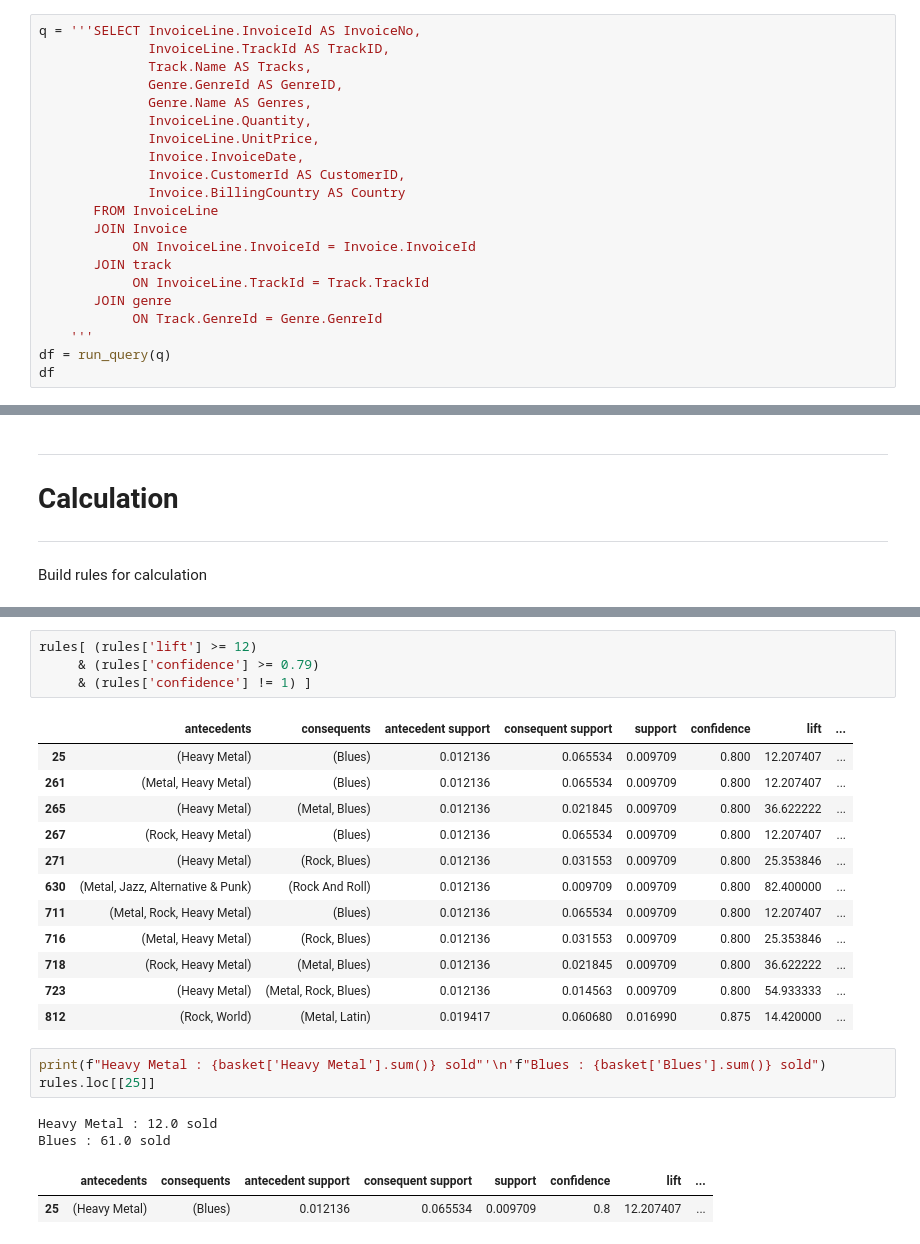
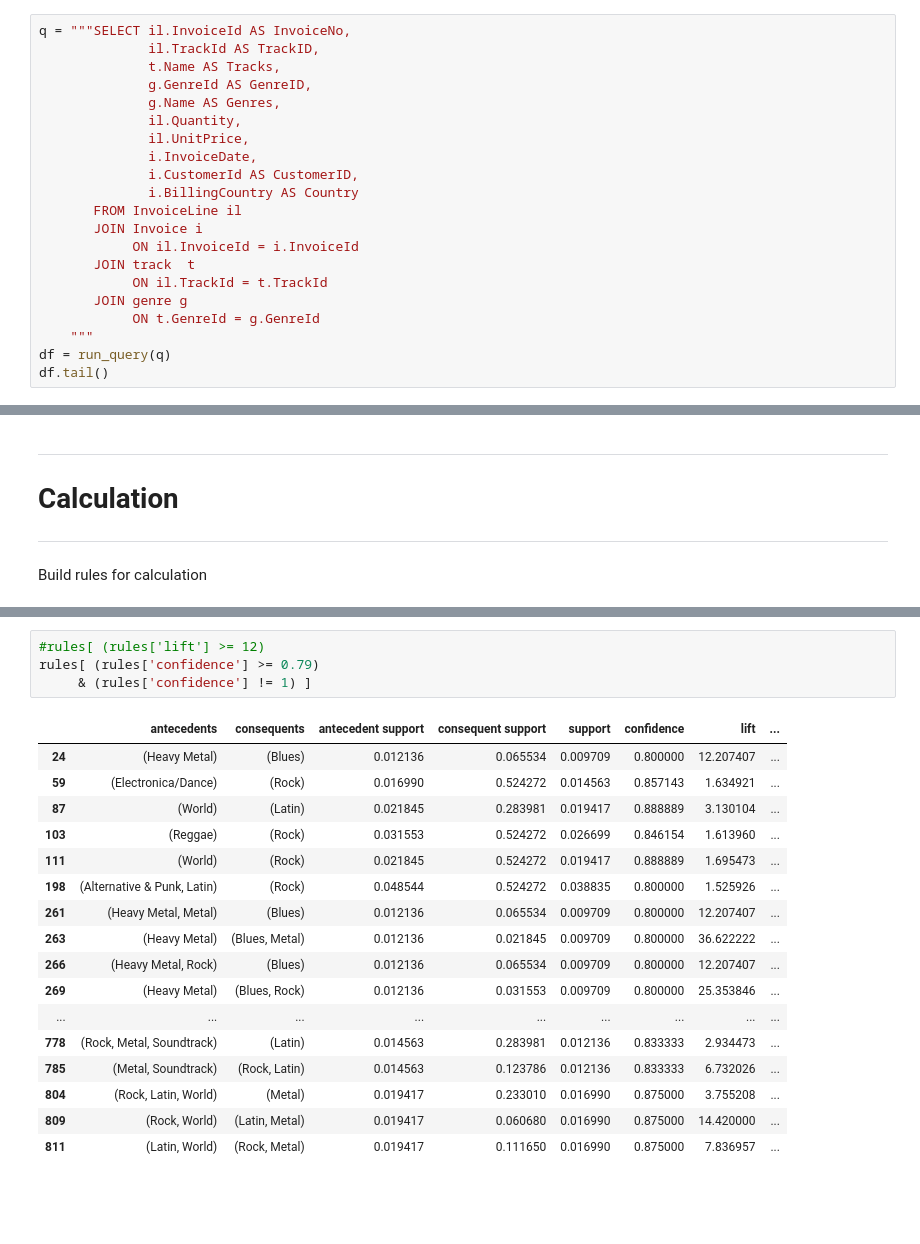
Before and after one commit to nw-kusuma/Big-Data-Class, a Jupyter notebook: BD06-Market Basket/ChinookDB-MBAnalysis.ipynb, the cells around one changed output, grey strips where cells are left out. Cells and saved outputs as stored; diff of their text form; blank space fills up the shorter version.

```diff
--- a/BD06-Market Basket/ChinookDB-MBAnalysis.ipynb
+++ b/BD06-Market Basket/ChinookDB-MBAnalysis.ipynb
@@ -106,23 +95,23 @@ df
 # %%
-q = '''SELECT InvoiceLine.InvoiceId AS InvoiceNo,
-              InvoiceLine.TrackId AS TrackID,
-              Track.Name AS Tracks,
-              Genre.GenreId AS GenreID,
-              Genre.Name AS Genres,
-              InvoiceLine.Quantity,
-              InvoiceLine.UnitPrice,
-              Invoice.InvoiceDate,
-              Invoice.CustomerId AS CustomerID,
-              Invoice.BillingCountry AS Country
-       FROM InvoiceLine
-       JOIN Invoice
-            ON InvoiceLine.InvoiceId = Invoice.InvoiceId
-       JOIN track
-            ON InvoiceLine.TrackId = Track.TrackId
-       JOIN genre
-            ON Track.GenreId = Genre.GenreId
-    '''
+q = """SELECT il.InvoiceId AS InvoiceNo,
+              il.TrackId AS TrackID,
+              t.Name AS Tracks,
+              g.GenreId AS GenreID,
+              g.Name AS Genres,
+              il.Quantity,
+              il.UnitPrice,
+              i.InvoiceDate,
+              i.CustomerId AS CustomerID,
+              i.BillingCountry AS Country
+       FROM InvoiceLine il
+       JOIN Invoice i
+            ON il.InvoiceId = i.InvoiceId
+       JOIN track  t
+            ON il.TrackId = t.TrackId
+       JOIN genre g
+            ON t.GenreId = g.GenreId
+    """
 df = run_query(q)
-df
+df.tail()
 # %% [output]
 |  | InvoiceNo | TrackID | Tracks | GenreID | Genres | Quantity | UnitPrice | InvoiceDate | CustomerID | Country |
@@ -280,26 +286,23 @@ rules
 978 rows × 9 columns
 # %%
-rules[ (rules['lift'] >= 12)
-     & (rules['confidence'] >= 0.79)
+#rules[ (rules['lift'] >= 12)
+rules[ (rules['confidence'] >= 0.79)
      & (rules['confidence'] != 1) ]
 # %% [output]
 |  | antecedents | consequents | antecedent support | consequent support | support | confidence | lift | ... |
-| 25 | (Heavy Metal) | (Blues) | 0.012136 | 0.065534 | 0.009709 | 0.800 | 12.207407 | ... |
-| 261 | (Metal, Heavy Metal) | (Blues) | 0.012136 | 0.065534 | 0.009709 | 0.800 | 12.207407 | ... |
-| 265 | (Heavy Metal) | (Metal, Blues) | 0.012136 | 0.021845 | 0.009709 | 0.800 | 36.622222 | ... |
-| 267 | (Rock, Heavy Metal) | (Blues) | 0.012136 | 0.065534 | 0.009709 | 0.800 | 12.207407 | ... |
-| 271 | (Heavy Metal) | (Rock, Blues) | 0.012136 | 0.031553 | 0.009709 | 0.800 | 25.353846 | ... |
-| 630 | (Metal, Jazz, Alternative & Punk) | (Rock And Roll) | 0.012136 | 0.009709 | 0.009709 | 0.800 | 82.400000 | ... |
-| 711 | (Metal, Rock, Heavy Metal) | (Blues) | 0.012136 | 0.065534 | 0.009709 | 0.800 | 12.207407 | ... |
-| 716 | (Metal, Heavy Metal) | (Rock, Blues) | 0.012136 | 0.031553 | 0.009709 | 0.800 | 25.353846 | ... |
-| 718 | (Rock, Heavy Metal) | (Metal, Blues) | 0.012136 | 0.021845 | 0.009709 | 0.800 | 36.622222 | ... |
-| 723 | (Heavy Metal) | (Metal, Rock, Blues) | 0.012136 | 0.014563 | 0.009709 | 0.800 | 54.933333 | ... |
-| 812 | (Rock, World) | (Metal, Latin) | 0.019417 | 0.060680 | 0.016990 | 0.875 | 14.420000 | ... |
+| 24 | (Heavy Metal) | (Blues) | 0.012136 | 0.065534 | 0.009709 | 0.800000 | 12.207407 | ... |
+| 59 | (Electronica/Dance) | (Rock) | 0.016990 | 0.524272 | 0.014563 | 0.857143 | 1.634921 | ... |
+| 87 | (World) | (Latin) | 0.021845 | 0.283981 | 0.019417 | 0.888889 | 3.130104 | ... |
+| 103 | (Reggae) | (Rock) | 0.031553 | 0.524272 | 0.026699 | 0.846154 | 1.613960 | ... |
+| 111 | (World) | (Rock) | 0.021845 | 0.524272 | 0.019417 | 0.888889 | 1.695473 | ... |
+| 198 | (Alternative & Punk, Latin) | (Rock) | 0.048544 | 0.524272 | 0.038835 | 0.800000 | 1.525926 | ... |
+| 261 | (Heavy Metal, Metal) | (Blues) | 0.012136 | 0.065534 | 0.009709 | 0.800000 | 12.207407 | ... |
+| 263 | (Heavy Metal) | (Blues, Metal) | 0.012136 | 0.021845 | 0.009709 | 0.800000 | 36.622222 | ... |
+| 266 | (Heavy Metal, Rock) | (Blues) | 0.012136 | 0.065534 | 0.009709 | 0.800000 | 12.207407 | ... |
+| 269 | (Heavy Metal) | (Blues, Rock) | 0.012136 | 0.031553 | 0.009709 | 0.800000 | 25.353846 | ... |
+| ... | ... | ... | ... | ... | ... | ... | ... | ... |
+| 778 | (Rock, Metal, Soundtrack) | (Latin) | 0.014563 | 0.283981 | 0.012136 | 0.833333 | 2.934473 | ... |
+| 785 | (Metal, Soundtrack) | (Rock, Latin) | 0.014563 | 0.123786 | 0.012136 | 0.833333 | 6.732026 | ... |
+| 804 | (Rock, Latin, World) | (Metal) | 0.019417 | 0.233010 | 0.016990 | 0.875000 | 3.755208 | ... |
+| 809 | (Rock, World) | (Latin, Metal) | 0.019417 | 0.060680 | 0.016990 | 0.875000 | 14.420000 | ... |
+| 811 | (Latin, World) | (Rock, Metal) | 0.019417 | 0.111650 | 0.016990 | 0.875000 | 7.836957 | ... |
-# %%
-print(f"Heavy Metal : {basket['Heavy Metal'].sum()} sold"'\n'f"Blues : {basket['Blues'].sum()} sold")
-rules.loc[[25]]
-# %% [output]
-Heavy Metal : 12.0 sold
-Blues : 61.0 sold
-|  | antecedents | consequents | antecedent support | consequent support | support | confidence | lift | ... |
-| 25 | (Heavy Metal) | (Blues) | 0.012136 | 0.065534 | 0.009709 | 0.8 | 12.207407 | ... |
```
Also changed, not shown: parts of 18 cells of this notebook.
